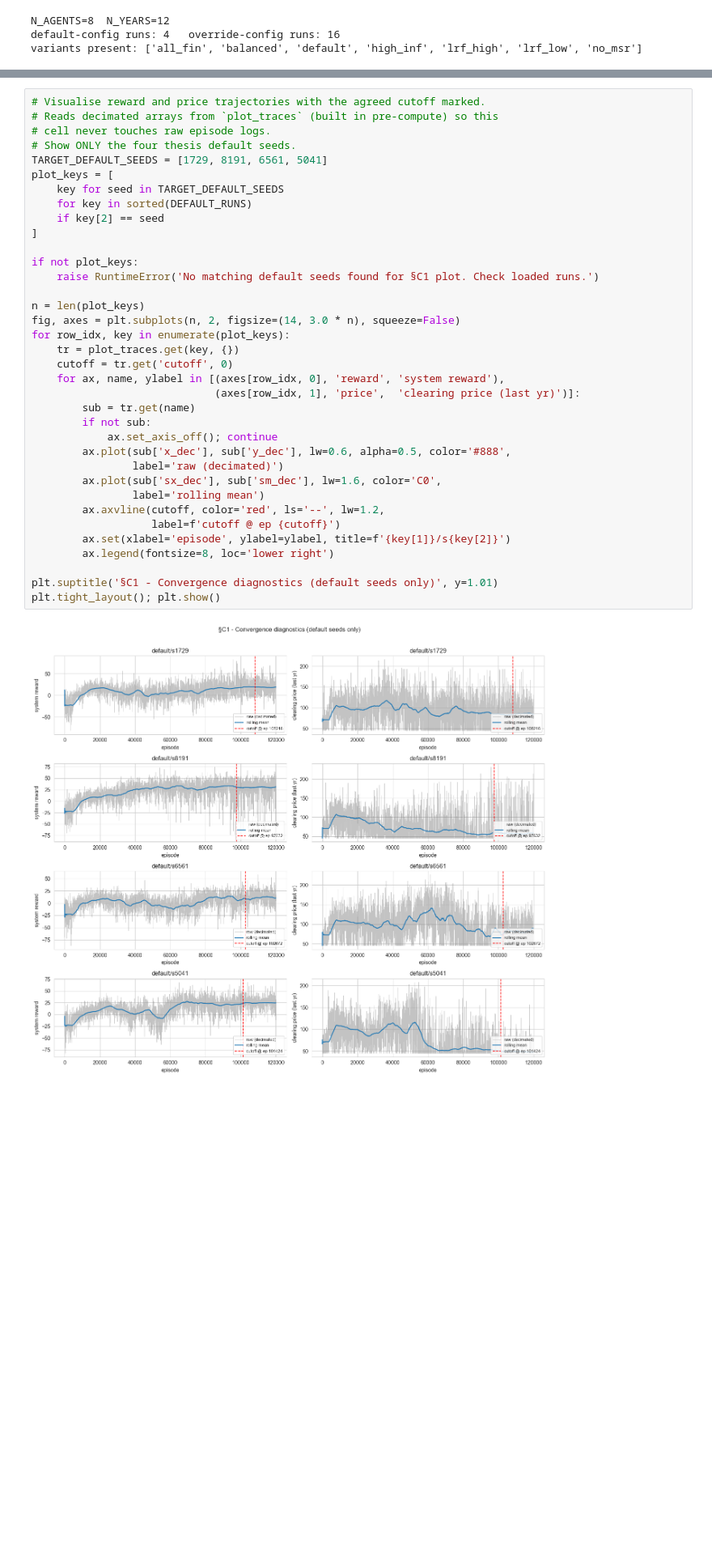
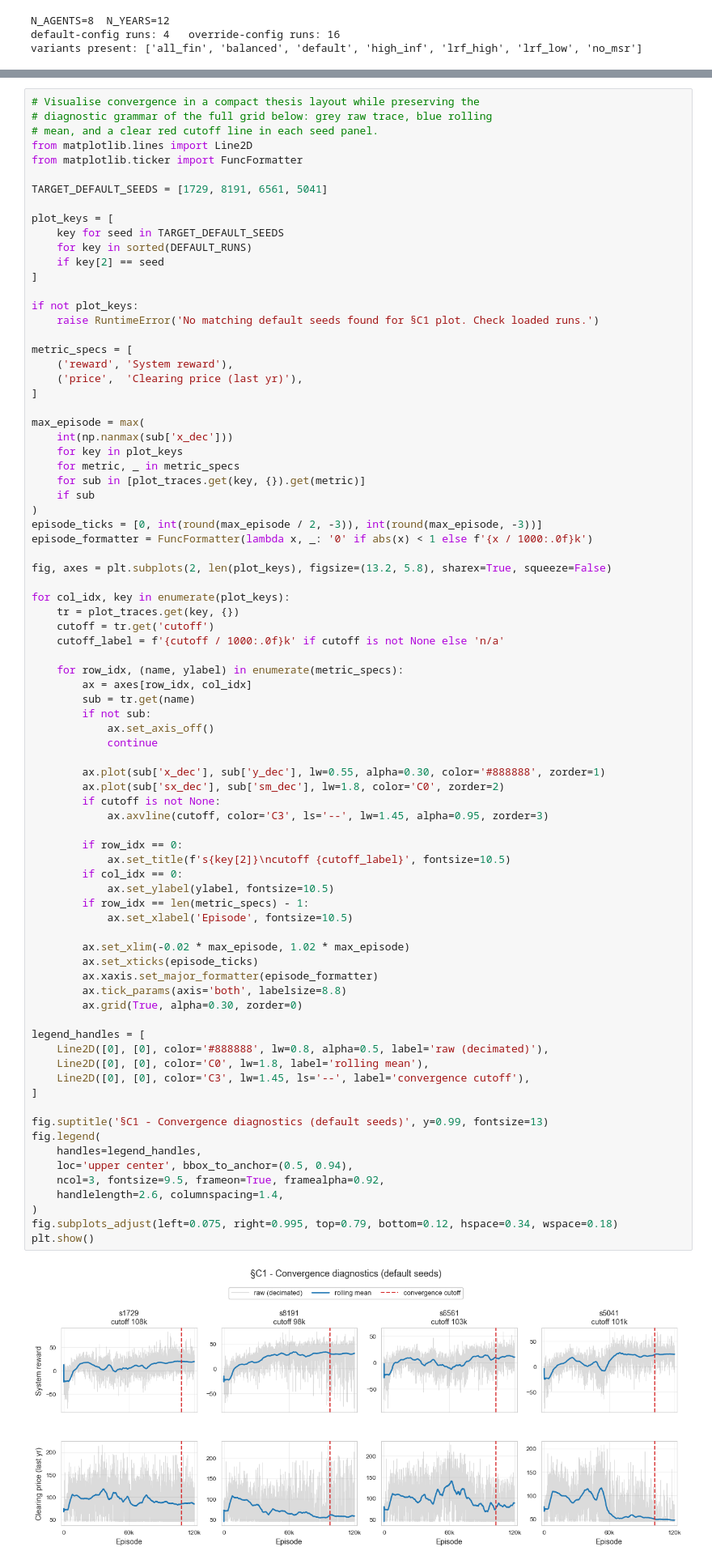
Before and after one commit to DJH961/Thesis-Energy-Auction, a Jupyter notebook: notebooks/ets_marl - Data Science Analysis.ipynb, the cells around one changed output, grey strips where cells are left out. Shown at 81% size. Saved outputs shown, nothing was run; the diff lists cells and outputs as text; blank space fills up the shorter version.

```diff
--- a/notebooks/ets_marl - Data Science Analysis.ipynb
+++ b/notebooks/ets_marl - Data Science Analysis.ipynb
@@ -1187,40 +1187,84 @@ display(conv_df)
 | 18 | balanced/s6561 | 120000 | 103656.0 | 110136 | 0.03 | 0.02 | 75360 | ... |
 | 19 | high_inf/s1729 | 120000 | NaN | 95568 | NaN | 0.05 | 76920 | ... |
 # %%
-# Visualise reward and price trajectories with the agreed cutoff marked.
-# Reads decimated arrays from `plot_traces` (built in pre-compute) so this
-# cell never touches raw episode logs.
-# Show ONLY the four thesis default seeds.
+# Visualise convergence in a compact thesis layout while preserving the
+# diagnostic grammar of the full grid below: grey raw trace, blue rolling
+# mean, and a clear red cutoff line in each seed panel.
+from matplotlib.lines import Line2D
+from matplotlib.ticker import FuncFormatter
+
 TARGET_DEFAULT_SEEDS = [1729, 8191, 6561, 5041]
+
 plot_keys = [
     key for seed in TARGET_DEFAULT_SEEDS
     for key in sorted(DEFAULT_RUNS)
     if key[2] == seed
 ]
 
 if not plot_keys:
     raise RuntimeError('No matching default seeds found for §C1 plot. Check loaded runs.')
 
-n = len(plot_keys)
-fig, axes = plt.subplots(n, 2, figsize=(14, 3.0 * n), squeeze=False)
-for row_idx, key in enumerate(plot_keys):
+metric_specs = [
+    ('reward', 'System reward'),
+    ('price',  'Clearing price (last yr)'),
+]
+
+max_episode = max(
+    int(np.nanmax(sub['x_dec']))
+    for key in plot_keys
+    for metric, _ in metric_specs
+    for sub in [plot_traces.get(key, {}).get(metric)]
+    if sub
+)
+episode_ticks = [0, int(round(max_episode / 2, -3)), int(round(max_episode, -3))]
+episode_formatter = FuncFormatter(lambda x, _: '0' if abs(x) < 1 else f'{x / 1000:.0f}k')
+
+fig, axes = plt.subplots(2, len(plot_keys), figsize=(13.2, 5.8), sharex=True, squeeze=False)
+
+for col_idx, key in enumerate(plot_keys):
     tr = plot_traces.get(key, {})
-    cutoff = tr.get('cutoff', 0)
-    for ax, name, ylabel in [(axes[row_idx, 0], 'reward', 'system reward'),
-                             (axes[row_idx, 1], 'price',  'clearing price (last yr)')]:
+    cutoff = tr.get('cutoff')
+    cutoff_label = f'{cutoff / 1000:.0f}k' if cutoff is not None else 'n/a'
+
+    for row_idx, (name, ylabel) in enumerate(metric_specs):
+        ax = axes[row_idx, col_idx]
         sub = tr.get(name)
         if not sub:
-            ax.set_axis_off(); continue
-        ax.plot(sub['x_dec'], sub['y_dec'], lw=0.6, alpha=0.5, color='#888',
-                label='raw (decimated)')
-        ax.plot(sub['sx_dec'], sub['sm_dec'], lw=1.6, color='C0',
-                label='rolling mean')
-        ax.axvline(cutoff, color='red', ls='--', lw=1.2,
-                   label=f'cutoff @ ep {cutoff}')
-        ax.set(xlabel='episode', ylabel=ylabel, title=f'{key[1]}/s{key[2]}')
-        ax.legend(fontsize=8, loc='lower right')
+            ax.set_axis_off()
+            continue
 
-plt.suptitle('§C1 - Convergence diagnostics (default seeds only)', y=1.01)
-plt.tight_layout(); plt.show()
+        ax.plot(sub['x_dec'], sub['y_dec'], lw=0.55, alpha=0.30, color='#888888', zorder=1)
+        ax.plot(sub['sx_dec'], sub['sm_dec'], lw=1.8, color='C0', zorder=2)
+        if cutoff is not None:
+            ax.axvline(cutoff, color='C3', ls='--', lw=1.45, alpha=0.95, zorder=3)
+
+        if row_idx == 0:
+            ax.set_title(f's{key[2]}\ncutoff {cutoff_label}', fontsize=10.5)
+        if col_idx == 0:
+            ax.set_ylabel(ylabel, fontsize=10.5)
+        if row_idx == len(metric_specs) - 1:
+            ax.set_xlabel('Episode', fontsize=10.5)
+
+        ax.set_xlim(-0.02 * max_episode, 1.02 * max_episode)
+        ax.set_xticks(episode_ticks)
+        ax.xaxis.set_major_formatter(episode_formatter)
+        ax.tick_params(axis='both', labelsize=8.8)
+        ax.grid(True, alpha=0.30, zorder=0)
+
+legend_handles = [
+    Line2D([0], [0], color='#888888', lw=0.8, alpha=0.5, label='raw (decimated)'),
+    Line2D([0], [0], color='C0', lw=1.8, label='rolling mean'),
+    Line2D([0], [0], color='C3', lw=1.45, ls='--', label='convergence cutoff'),
+]
+
+fig.suptitle('§C1 - Convergence diagnostics (default seeds)', y=0.99, fontsize=13)
+fig.legend(
+    handles=legend_handles,
+    loc='upper center', bbox_to_anchor=(0.5, 0.94),
+    ncol=3, fontsize=9.5, frameon=True, framealpha=0.92,
+    handlelength=2.6, columnspacing=1.4,
+)
+fig.subplots_adjust(left=0.075, right=0.995, top=0.79, bottom=0.12, hspace=0.34, wspace=0.18)
+plt.show()
 # %% [output]
-[figure, old version]
+[figure, new version]
```
Also changed, not shown: parts of 20 cells of this notebook, 7 other files.
